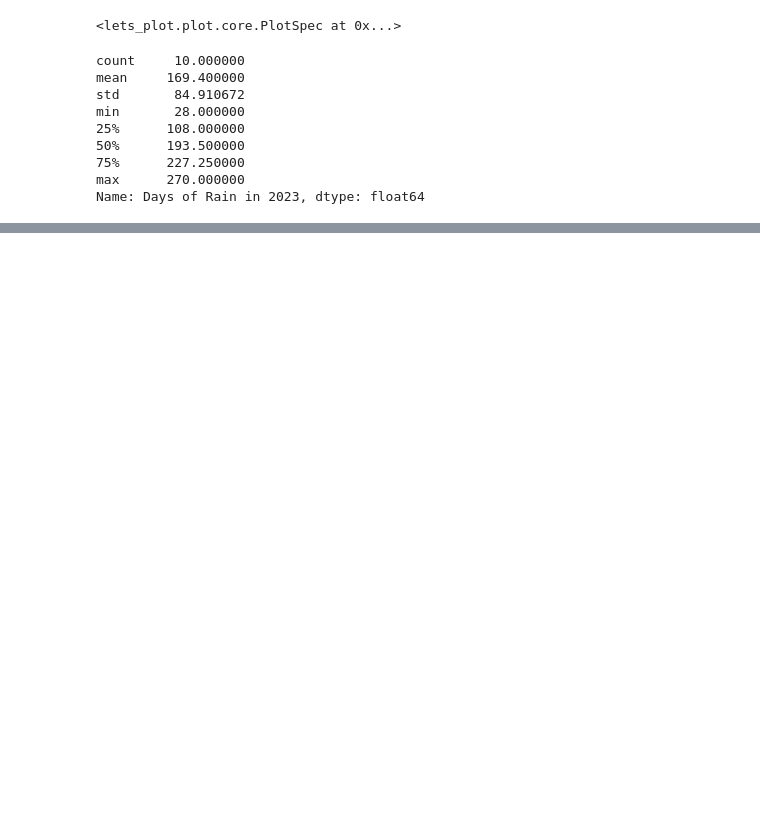
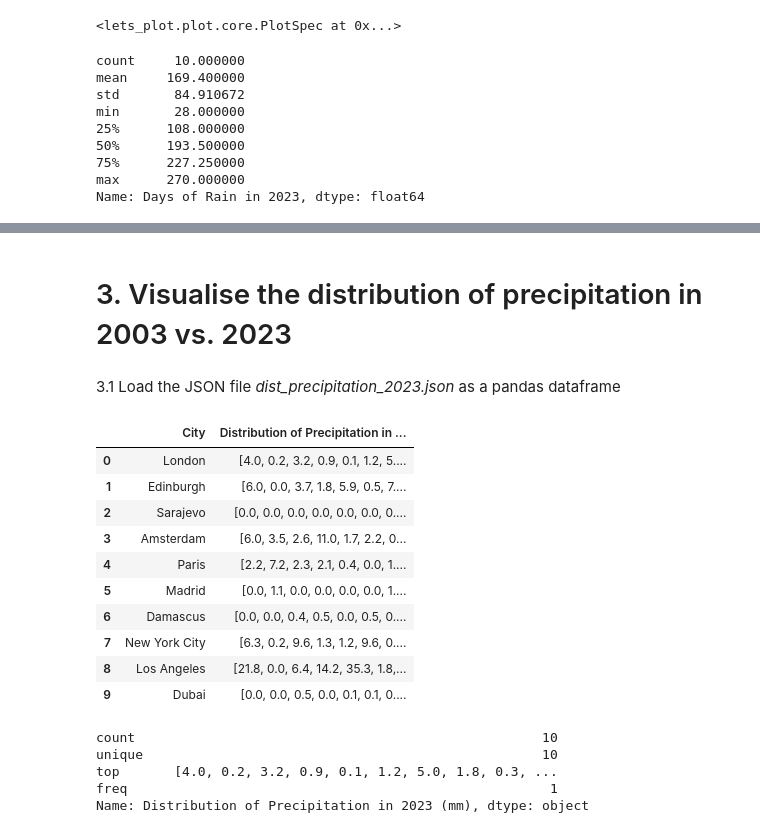
Before and after one commit to nadiabegic/global-weather-analysis, a Jupyter notebook: code/NB02 - Data Analysis.ipynb, the cells around one changed output, grey strips where cells are left out. Saved outputs shown, nothing was run; the diff lists cells and outputs as text; code cells hidden in the pictures; blank space fills up the shorter version.

```diff
--- a/code/NB02 - Data Analysis.ipynb
+++ b/code/NB02 - Data Analysis.ipynb
@@ -167,0 +248,31 @@ Name: Days of Rain in 2023, dtype: float64
+# %% [markdown]
+# 3. Visualise the distribution of precipitation in 2003 vs. 2023
+# %% [markdown]
+3.1 Load the JSON file _dist_precipitation_2023.json_ as a pandas dataframe
+# %%
+with open('../data/dist_precipitation_2023.json', 'r') as file:
+    dist_prec_2023_data = json.load(file)
+
+df_dist_prec_2023 = pd.DataFrame(list(dist_prec_2023_data.items()), columns=['City', 'Distribution of Precipitation in 2023 (mm)'])
+df_dist_prec_2023
+# %% [output]
+|  | City | Distribution of Precipitation in ... |
+| 0 | London | [4.0, 0.2, 3.2, 0.9, 0.1, 1.2, 5.... |
+| 1 | Edinburgh | [6.0, 0.0, 3.7, 1.8, 5.9, 0.5, 7.... |
+| 2 | Sarajevo | [0.0, 0.0, 0.0, 0.0, 0.0, 0.0, 0.... |
+| 3 | Amsterdam | [6.0, 3.5, 2.6, 11.0, 1.7, 2.2, 0... |
+| 4 | Paris | [2.2, 7.2, 2.3, 2.1, 0.4, 0.0, 1.... |
+| 5 | Madrid | [0.0, 1.1, 0.0, 0.0, 0.0, 0.0, 1.... |
+| 6 | Damascus | [0.0, 0.0, 0.4, 0.5, 0.0, 0.5, 0.... |
+| 7 | New York City | [6.3, 0.2, 9.6, 1.3, 1.2, 9.6, 0.... |
+| 8 | Los Angeles | [21.8, 0.0, 6.4, 14.2, 35.3, 1.8,... |
+| 9 | Dubai | [0.0, 0.0, 0.5, 0.0, 0.1, 0.1, 0.... |
+# %%
+# test
+df_dist_prec_2023['Distribution of Precipitation in 2023 (mm)'].describe()
+# %% [output]
+count                                                    10
+unique                                                   10
+top       [4.0, 0.2, 3.2, 0.9, 0.1, 1.2, 5.0, 1.8, 0.3, ...
+freq                                                      1
+Name: Distribution of Precipitation in 2023 (mm), dtype: object
```
Also changed, not shown: parts of 17 cells of this notebook.
